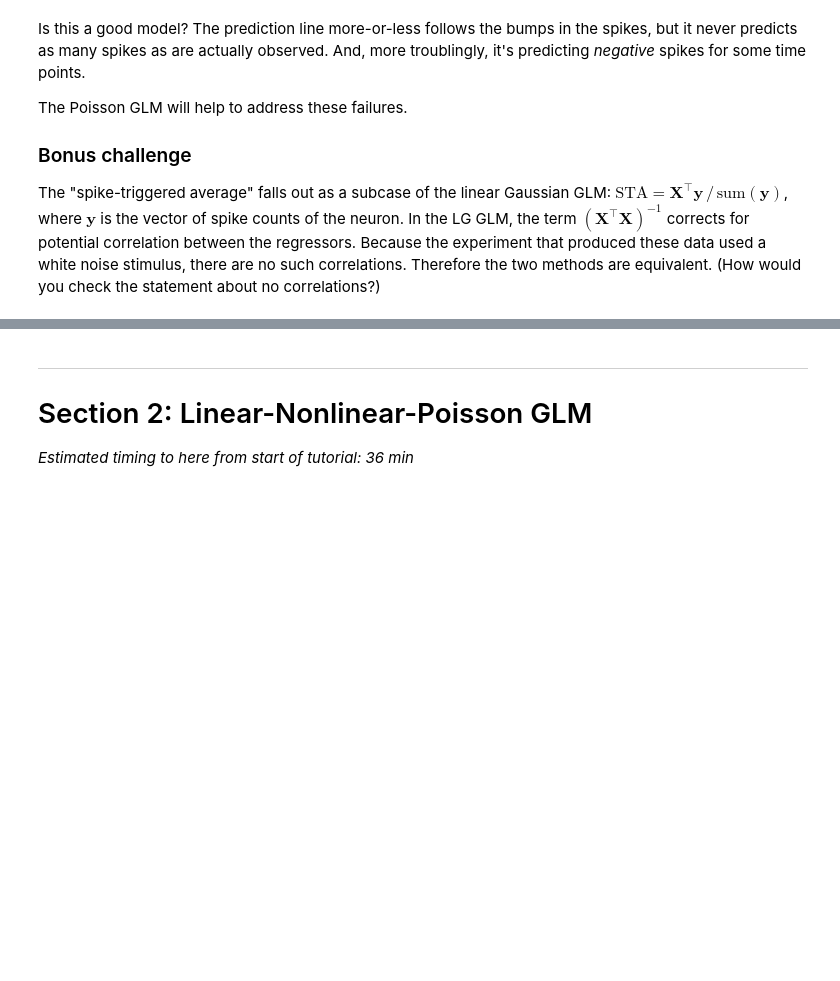
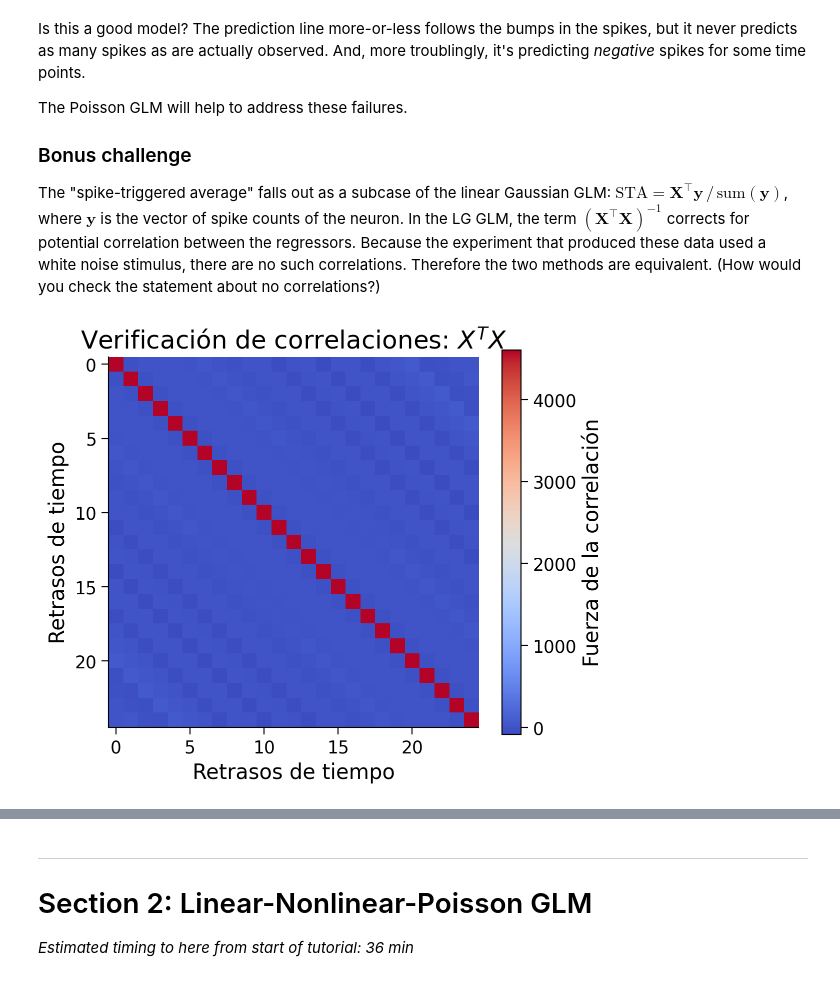
Before and after one commit to EmmanuelIsaiasGuizarBayardo/EmmanuelIsaiasGuizarBayardo.github.io, a Jupyter notebook: tutorials/W1D3_GeneralizedLinearModels/student/W1D3_Tutorial1.ipynb, the cells around one changed output, grey strips where cells are left out. Saved outputs shown, nothing was run; the diff lists cells and outputs as text; code cells hidden in the pictures; blank space fills up the shorter version.

```diff
--- a/tutorials/W1D3_GeneralizedLinearModels/student/W1D3_Tutorial1.ipynb
+++ b/tutorials/W1D3_GeneralizedLinearModels/student/W1D3_Tutorial1.ipynb
@@ -475,6 +496,23 @@ The Poisson GLM will help to address these failures.
 ### Bonus challenge
 
 The "spike-triggered average" falls out as a subcase of the linear Gaussian GLM: $\mathrm{STA} = \mathbf{X}^{\top} \mathbf{y} \,/\, \textrm{sum}(\mathbf{y})$, where $\mathbf{y}$ is the vector of spike counts of the neuron. In the LG GLM, the term $(\mathbf{X}^{\top}\mathbf{X})^{-1}$ corrects for potential correlation between the regressors. Because the experiment that produced these data used a white noise stimulus, there are no such correlations. Therefore the two methods are equivalent. (How would you check the statement about no correlations?)
+# %%
+import matplotlib.pyplot as plt
+
+# Calculamos X^T @ X (excluyendo la primera columna de constantes para evaluar solo el estímulo)
+X_stim = X[:, 1:]
+correlation_matrix = X_stim.T @ X_stim
+
+# Graficamos la matriz como un mapa de calor
+plt.figure(figsize=(6, 5))
+plt.imshow(correlation_matrix, cmap='coolwarm')
+plt.title("Verificación de correlaciones: $X^T X$")
+plt.colorbar(label="Fuerza de la correlación")
+plt.xlabel("Retrasos de tiempo")
+plt.ylabel("Retrasos de tiempo")
+plt.show()
+# %% [output]
+[figure, added]
 # %%
 # @title Submit your feedback
 content_review(f"{feedback_prefix}_Bonus_Challenge_Activity")
```
Also changed, not shown: parts of 20 cells of this notebook.
